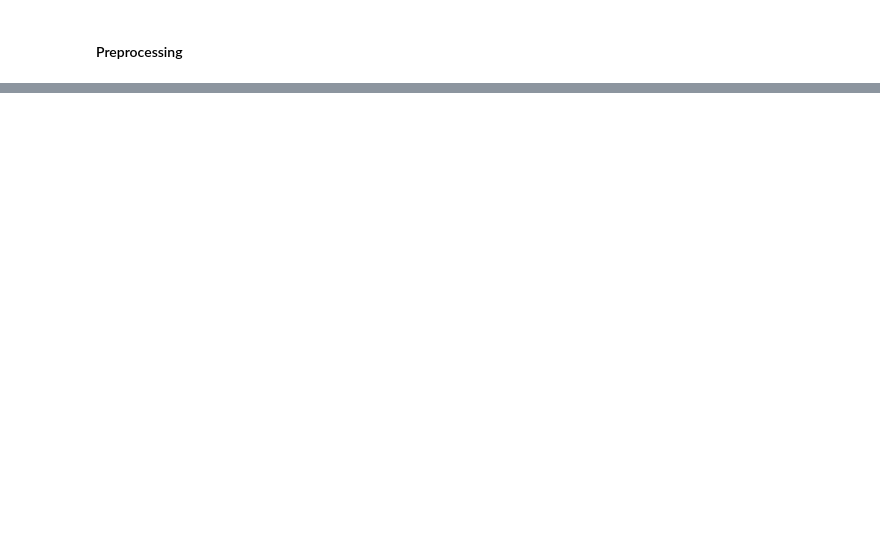
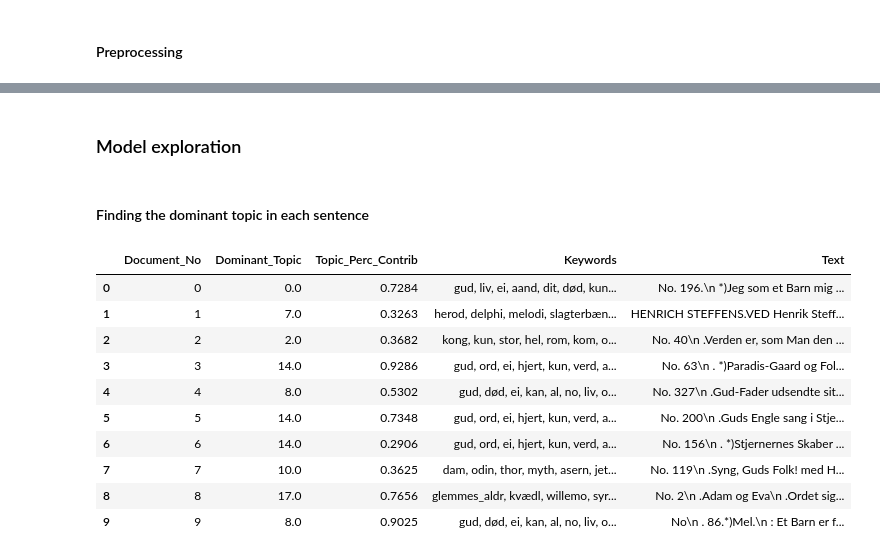
Before and after one commit to digitaltxtlab/CLEAR, a Jupyter notebook: notebook/Topic modelling.ipynb, the cells around one changed output, grey strips where cells are left out. Saved outputs shown, nothing was run; the diff lists cells and outputs as text; code cells hidden in the pictures; blank space fills up the shorter version.

```diff
--- a/notebook/Topic modelling.ipynb
+++ b/notebook/Topic modelling.ipynb
@@ -44,0 +63,4 @@ stop_words.extend(['paa','ved','saa','den'])
+# %%
+author = "Grundtvig"
+articles = creat_file_list(author)
+articles
@@ -162,0 +231,4 @@ topic
+# %% [markdown]
+### Model exploration
+# %% [markdown]
+#### Finding the dominant topic in each sentence
@@ -162,0 +260,20 @@ topic
+# %%
+
+# Format
+df_dominant_topic = df_topic_sents_keywords.reset_index()
+df_dominant_topic.columns = ['Document_No', 'Dominant_Topic', 'Topic_Perc_Contrib', 'Keywords', 'Text']
+
+# Show
+df_dominant_topic.head(10)
+# %% [output]
+|  | Document_No | Dominant_Topic | Topic_Perc_Contrib | Keywords | Text |
+| 0 | 0 | 0.0 | 0.7284 | gud, liv, ei, aand, dit, død, kun... | No. 196.\n *)Jeg som et Barn mig ... |
+| 1 | 1 | 7.0 | 0.3263 | herod, delphi, melodi, slagterbæn... | HENRICH STEFFENS.VED Henrik Steff... |
+| 2 | 2 | 2.0 | 0.3682 | kong, kun, stor, hel, rom, kom, o... | No. 40\n .Verden er, som Man den ... |
+| 3 | 3 | 14.0 | 0.9286 | gud, ord, ei, hjert, kun, verd, a... | No. 63\n . *)Paradis-Gaard og Fol... |
+| 4 | 4 | 8.0 | 0.5302 | gud, død, ei, kan, al, no, liv, o... | No. 327\n .Gud-Fader udsendte sit... |
+| 5 | 5 | 14.0 | 0.7348 | gud, ord, ei, hjert, kun, verd, a... | No. 200\n .Guds Engle sang i Stje... |
+| 6 | 6 | 14.0 | 0.2906 | gud, ord, ei, hjert, kun, verd, a... | No. 156\n . *)Stjernernes Skaber ... |
+| 7 | 7 | 10.0 | 0.3625 | dam, odin, thor, myth, asern, jet... | No. 119\n .Syng, Guds Folk! med H... |
+| 8 | 8 | 17.0 | 0.7656 | glemmes_aldr, kvædl, willemo, syr... | No. 2\n .Adam og Eva\n .Ordet sig... |
+| 9 | 9 | 8.0 | 0.9025 | gud, død, ei, kan, al, no, liv, o... | No\n . 86.*)Mel.\n : Et Barn er f... |
```
Also changed, not shown: parts of 19 cells of this notebook.
